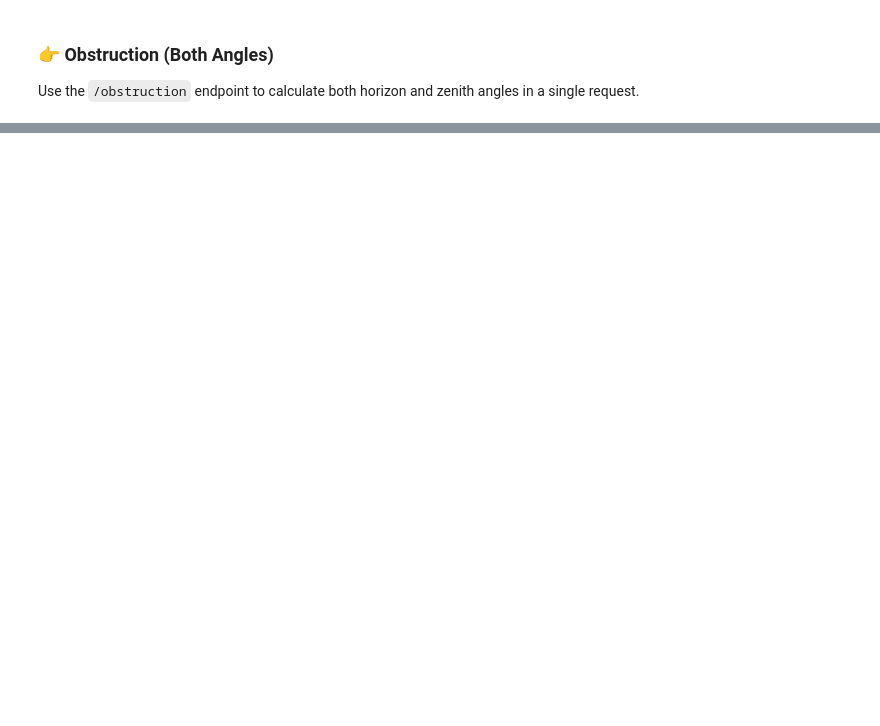
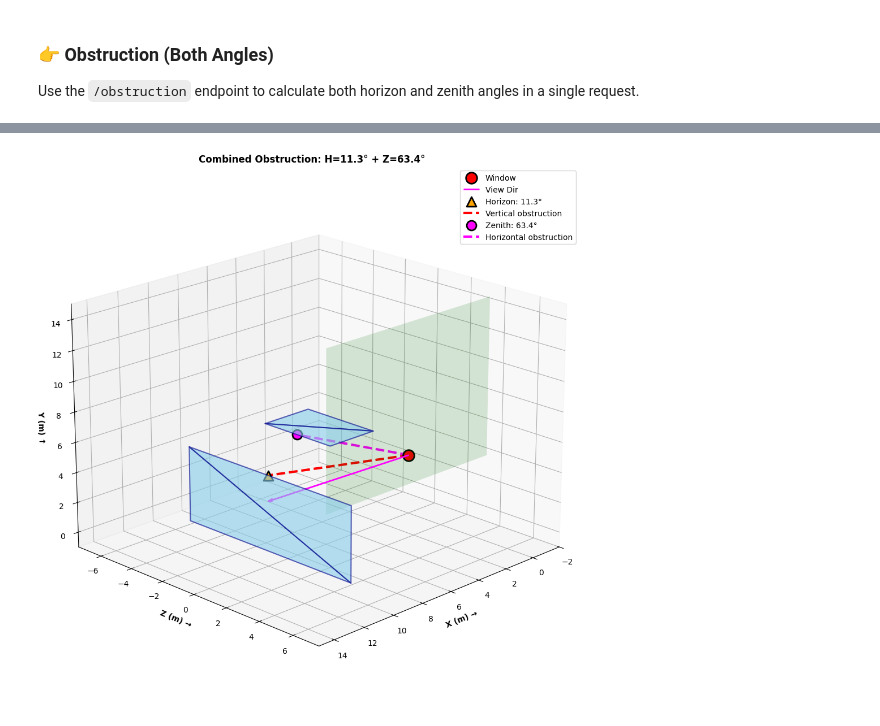
Before and after one commit to upskiller-xyz/server_obstruction, a Jupyter notebook: example/demo.ipynb, the cells around one changed output, grey strips where cells are left out. Cells and saved outputs as stored; diff of their text form; code cells hidden in the pictures; blank space fills up the shorter version.

```diff
--- a/example/demo.ipynb
+++ b/example/demo.ipynb
@@ -266,0 +163,30 @@ Sum: 74.7° (complementary angles)
+# %%
+# Create mixed scenario with both vertical and horizontal obstructions
+mixed_scenario = StandardScenarios.mixed_obstruction(window_height=3.0)
+
+# Get obstruction angles for both
+response = requests.post(f"{SERVER_URL}/obstruction", json=mixed_scenario.to_request_data())
+both_result = response.json()
+# %%
+if both_result.get("status") == "success":
+    # Extract data
+    horizon_data = both_result["data"]["horizon"]
+    zenith_data = both_result["data"]["zenith"]
+
+    # Create combined visualizer
+    visualizer = CombinedObstructionVisualizer(
+        window_center=mixed_scenario.window_center,
+        window_angles=mixed_scenario.window_angles,
+        mesh_vertices=mixed_scenario.get_combined_mesh()
+    )
+
+    # Create figure and visualize
+    fig = plt.figure(figsize=(16, 10))
+    ax = fig.add_subplot(111, projection='3d')
+    visualizer.visualize(ax, horizon_data, zenith_data)
+    plt.tight_layout()
+    plt.show()
+else:
+    print("Skipping visualization - obstruction calculation failed")
+# %% [output]
+[figure, added]
```
Also changed, not shown: parts of 11 cells of this notebook, 2 other files.
